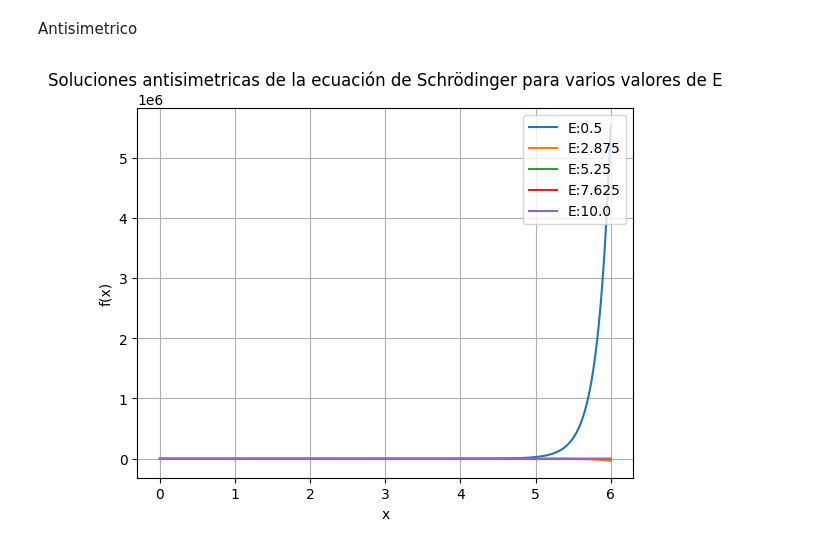
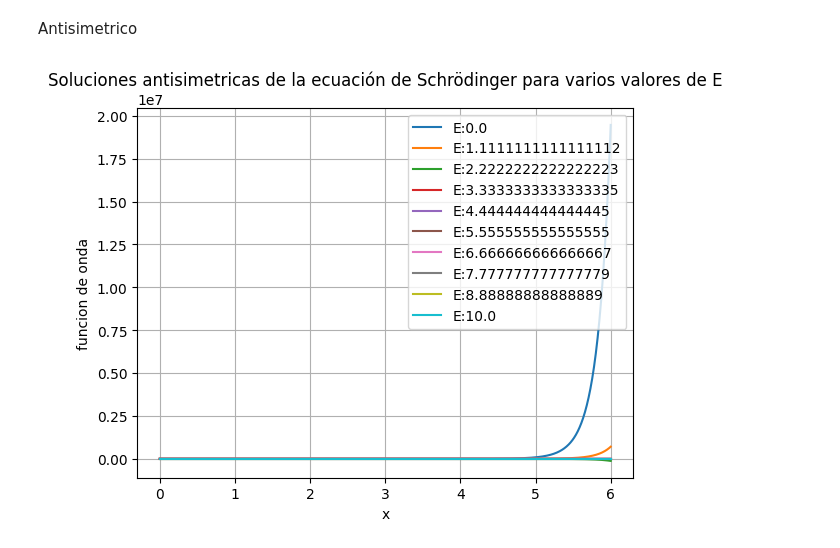
Before and after one commit to Metodos-Computacionales-II/Talleres, a Jupyter notebook: Taller 3/Taller 3.ipynb, the cells around one changed output. Cells and saved outputs as stored; diff of their text form; code cells hidden in the pictures.

```diff
--- a/Taller 3/Taller 3.ipynb
+++ b/Taller 3/Taller 3.ipynb
@@ -183,21 +187,22 @@ f_0antisimetrico=0
 df_0antisimetrico=1
 y0_antisimetrico=[f_0antisimetrico,df_0antisimetrico]
 #Valores de E a probar
-E_valores=np.linspace(.5,10.,5)
+E_valores=np.linspace(0,10.,10)
 # %%
 def modelo(x,y,E):
     f,df=y
     df_dx=df
     d2f_d2x=(x**2-2*E)*f
     return [df_dx,d2f_d2x]
+t=[0,6]
 # %% [markdown]
 Simetrico
 # %%
 for E in E_valores:
-    solucion=solve_ivp(modelo,t_span=[0,6],y0=y0_simetrico,args=(E,),t_eval=np.linspace(0, 6, 1000))
+    solucion=solve_ivp(modelo,t_span=t,y0=y0_simetrico,args=(E,),t_eval=np.linspace(0, 6, 1000))
     plt.plot(solucion.t,solucion.y[0],label='E:'+str(E))
 plt.xlabel('x')
-plt.ylabel('f(x)')
+plt.ylabel('funcion de onda')
 plt.title('Soluciones Simetricas de la ecuación de Schrödinger para varios valores de E')
 plt.legend(loc=1)
 plt.grid(True)
@@ -208,13 +213,13 @@ plt.show()
 Antisimetrico
 # %%
 for E in E_valores:
-    solucion=solve_ivp(modelo,t_span=[0,6],y0=y0_antisimetrico,args=(E,),t_eval=np.linspace(0, 6, 1000))
+    solucion=solve_ivp(modelo,t_span=t,y0=y0_antisimetrico,args=(E,),t_eval=np.linspace(0, 6, 1000))
     plt.plot(solucion.t,solucion.y[0],label='E:'+str(E))
 plt.xlabel('x')
-plt.ylabel('f(x)')
+plt.ylabel('funcion de onda')
 plt.title('Soluciones antisimetricas de la ecuación de Schrödinger para varios valores de E')
 plt.legend(loc=1)
 plt.grid(True)
 plt.show()
 # %% [output]
-[figure, old version]
+[figure, new version]
```
Also changed, not shown: parts of 3 cells of this notebook.
